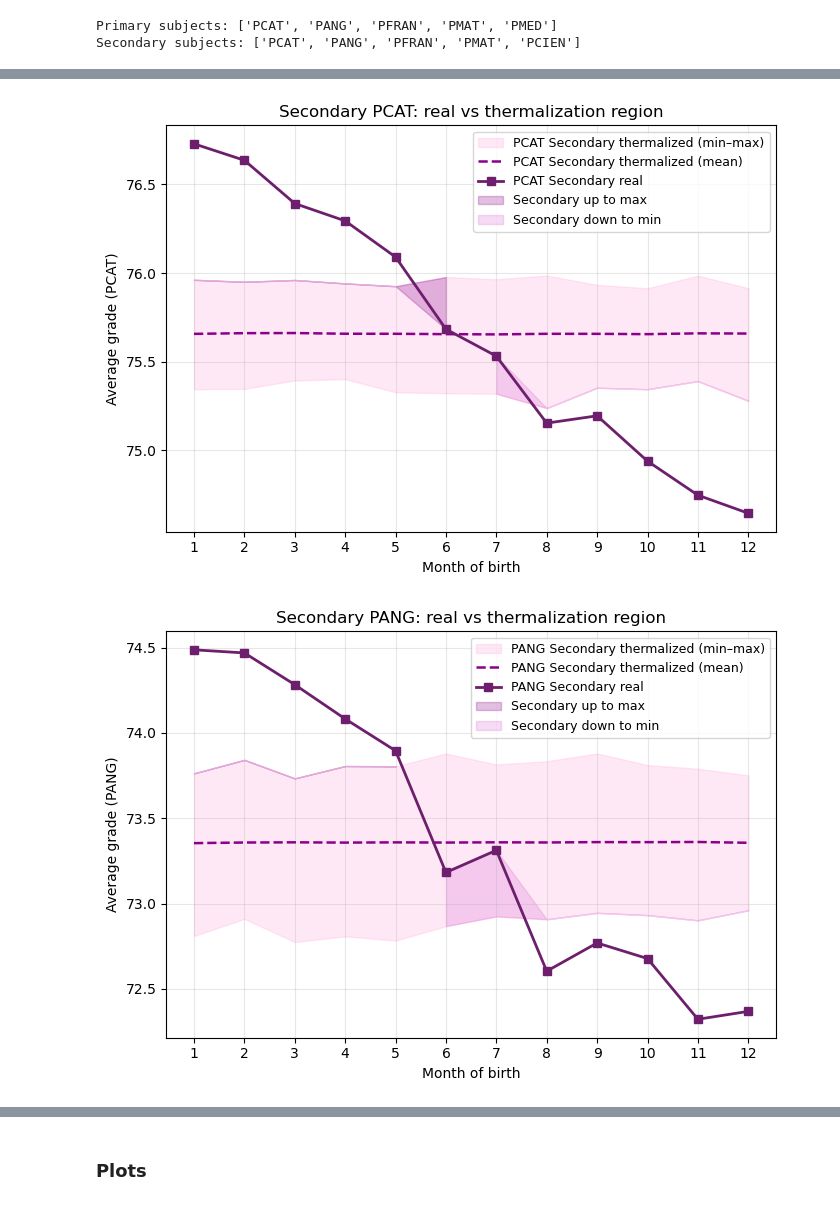
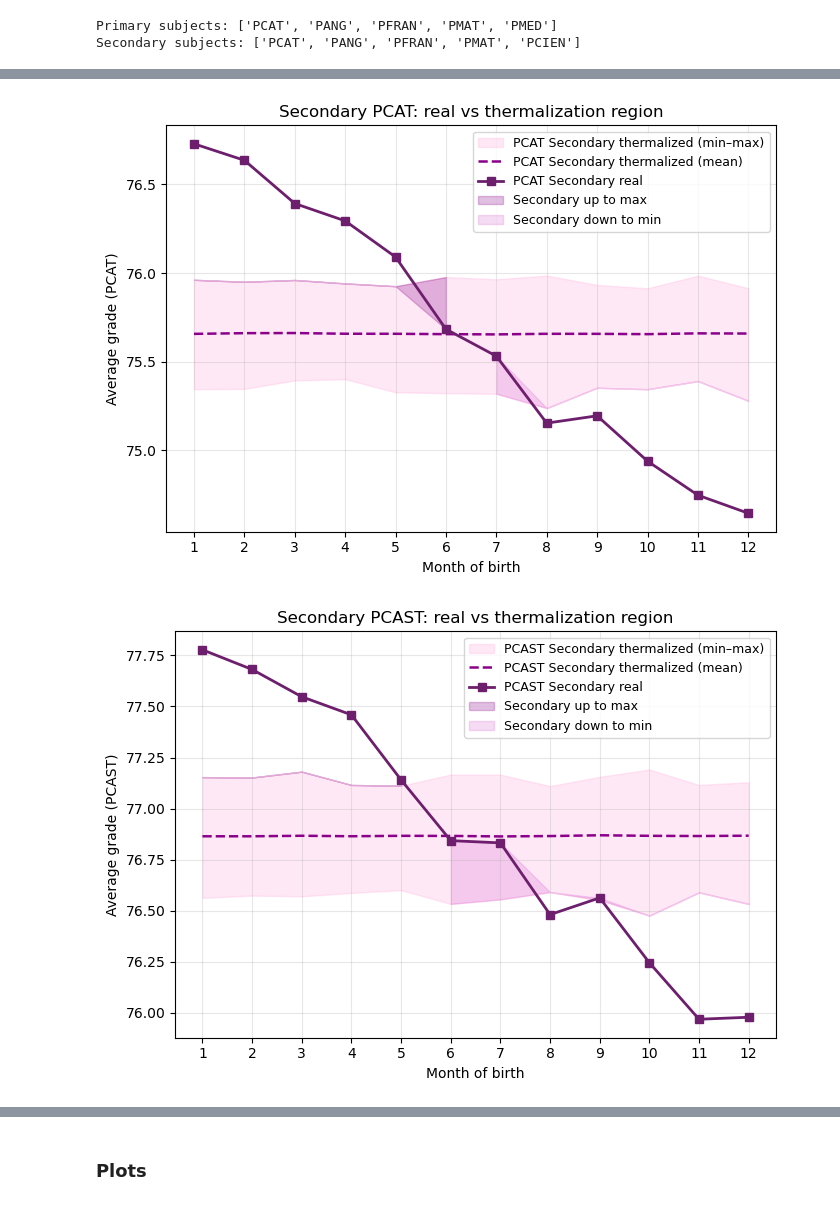
Before and after one commit to m-garcia-rodriguez/Education-Big-Data-Project, a Jupyter notebook: Notebooks/exploration-itxaso.ipynb, the cells around one changed output, grey strips where cells are left out. Cells and saved outputs as stored; diff of their text form; code cells hidden in the pictures.

```diff
--- a/Notebooks/exploration-itxaso.ipynb
+++ b/Notebooks/exploration-itxaso.ipynb
@@ -945,7 +941,7 @@ def thermalize_subject_by_month(df_level, grade_col, n_iter=200, seed=42):
 # --------------------------------------------------------
 # PRIMARY MAIN SUBJECTS
 # --------------------------------------------------------
-subjects = ['PCAT', 'PANG', 'PFRAN', 'PMAT', 'PMED']
+subjects = ['PCAT','PCAST', 'PANG', 'PFRAN', 'PMAT', 'PMED']
 n_iter = 2000
 
 
@@ -966,7 +962,7 @@ for subj in subjects:
         df_level=df_subj_P,
         grade_col='GRADE',
         n_iter=n_iter,
-        seed=42  # you can add +k per subject if you want different seeds
+        seed=42  # fixed seed for reproducibility
     )
 
     summary_P['subject'] = subj
@@ -1046,7 +1043,7 @@ df_stats_primary_all = pd.concat(primary_summaries, ignore_index=True)
 #--------------------------
 # SECONDARY MAIN SUBJECTS
 #_------------------------
-subjects = ['PCAT', 'PANG', 'PFRAN', 'PMAT', 'PCIEN']
+subjects = ['PCAT', 'PCAST', 'PANG', 'PFRAN', 'PMAT', 'PCIEN']
 n_iter = 2000
 
 # --------------------------------------------------------
@@ -1108,31 +1105,31 @@ for subj in subjects:
 
     plt.fill_between(
         months,
         real_top_clipped, band_max,
         where=(real_mean >= band_mean),
         alpha=0.25, color='#8B008B',
         label='Secondary up to max'
     )
 
     plt.fill_between(
         months,
         real_bottom_clipped, band_min,
         where=(real_mean < band_mean),
         alpha=0.25, color='#DA70D6',
         label='Secondary down to min'
     )
 
     plt.xlabel('Month of birth')
     plt.ylabel(f'Average grade ({subj})')
     plt.title(f'Secondary {subj}: real vs thermalization region')
     plt.xticks(range(1, 13))
     plt.grid(True, alpha=0.3)
     plt.legend(fontsize=9)
     plt.tight_layout()
     plt.show()
 
 # Collect all Secondary stats in one DataFrame
 df_stats_secondary_all = pd.concat(secondary_summaries, ignore_index=True)
 # %% [output]
 [figure]
-[figure, old version]
+[figure, new version]
```
Also changed, not shown: parts of 7 cells of this notebook.
